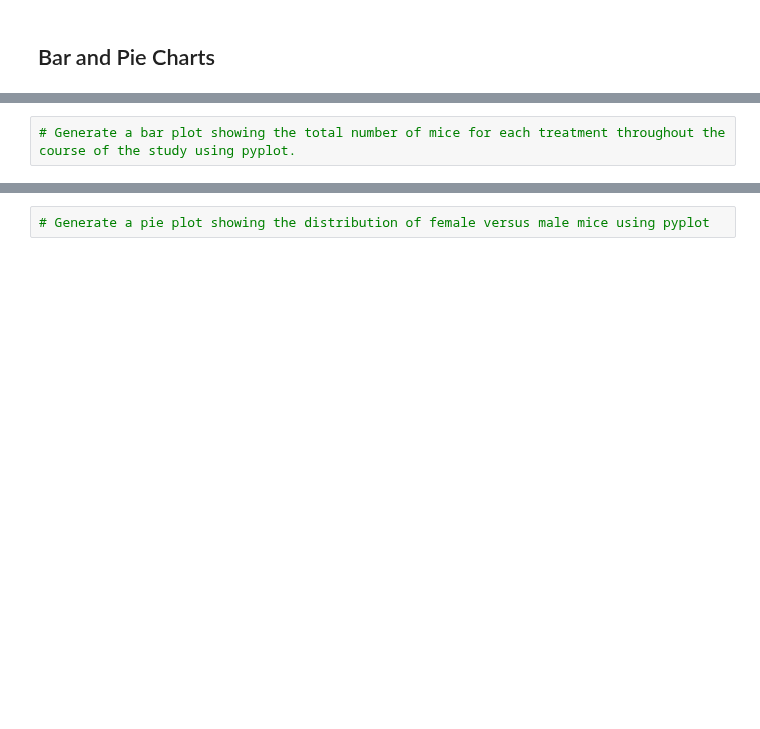
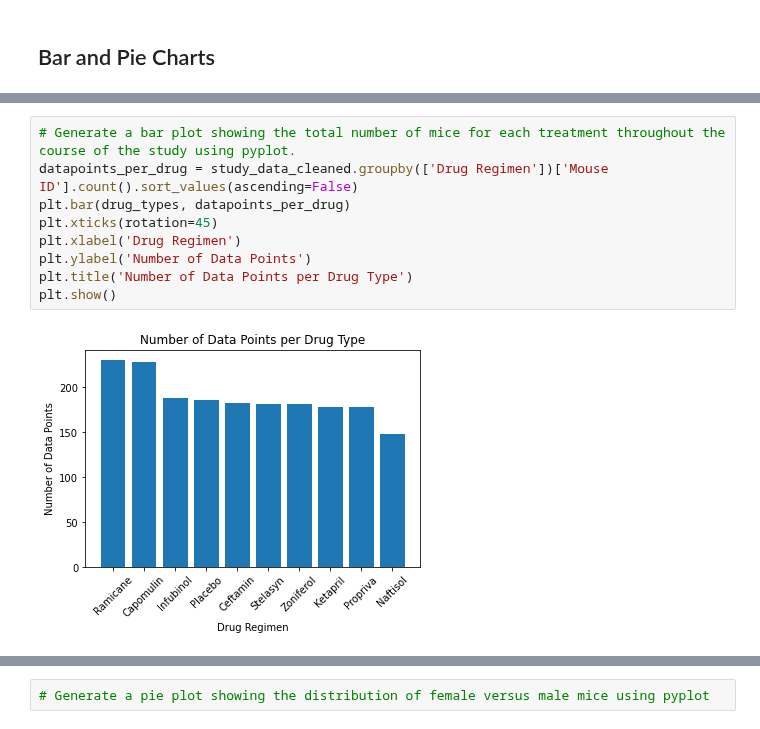
Before and after one commit to rebekahcallkacz/matplotlib-challenge, a Jupyter notebook: Pymaceuticals/main.ipynb, the cells around one changed output, grey strips where cells are left out. Drawn from its saved outputs; the diff is of its cells as text; blank space fills up the shorter version.

```diff
--- a/Pymaceuticals/main.ipynb
+++ b/Pymaceuticals/main.ipynb
@@ -154,4 +145,13 @@ mice_per_drug
 # %%
 # Generate a bar plot showing the total number of mice for each treatment throughout the course of the study using pyplot.
+datapoints_per_drug = study_data_cleaned.groupby(['Drug Regimen'])['Mouse ID'].count().sort_values(ascending=False)
+plt.bar(drug_types, datapoints_per_drug)
+plt.xticks(rotation=45)
+plt.xlabel('Drug Regimen')
+plt.ylabel('Number of Data Points')
+plt.title('Number of Data Points per Drug Type')
+plt.show()
+# %% [output]
+[figure, added]
 # %%
 # Generate a pie plot showing the distribution of female versus male mice using pandas
```
Also changed, not shown: parts of 2 cells of this notebook.
